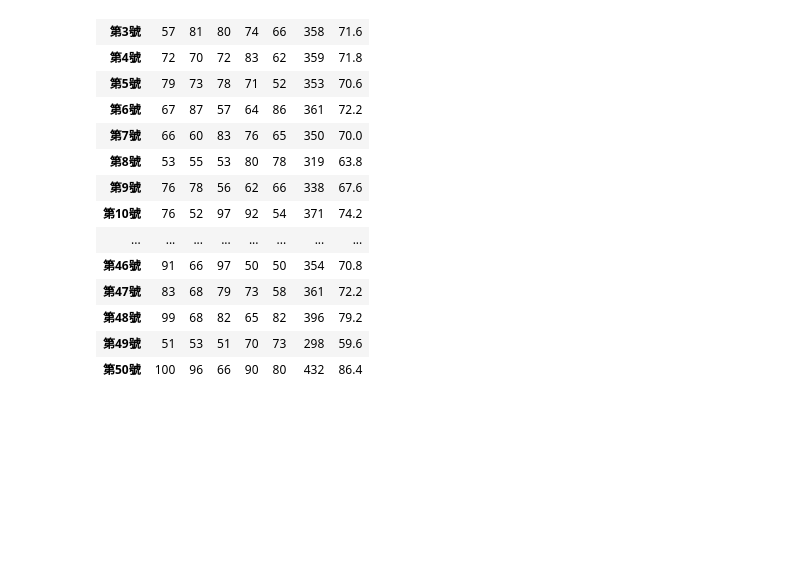
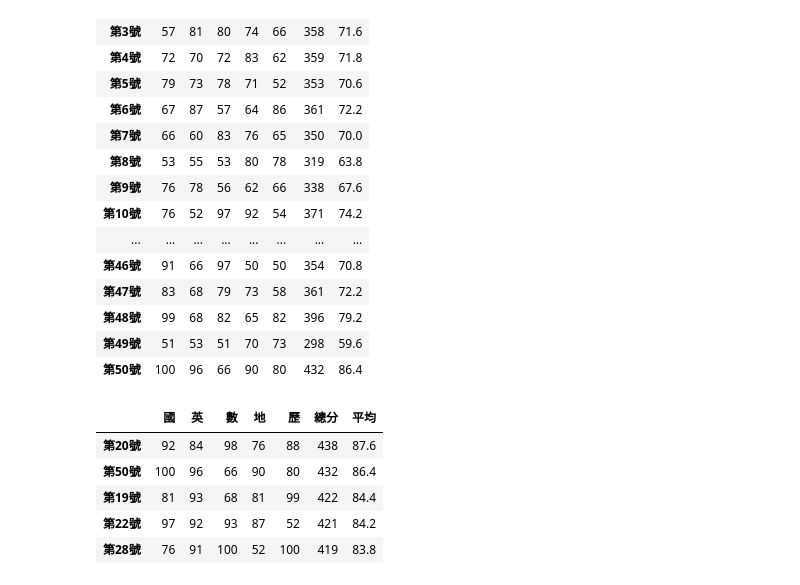
Before and after one commit to adalee3/__test2___, a Jupyter notebook: lesson11.ipynb, the cells around one changed output. Drawn from its saved outputs; the diff is of its cells as text; code cells hidden in the pictures; blank space fills up the shorter version.

```diff
--- a/lesson11.ipynb
+++ b/lesson11.ipynb
@@ -118,3 +118,14 @@ df1
 | 第48號 | 99 | 68 | 82 | 65 | 82 | 396 | 79.2 |
 | 第49號 | 51 | 53 | 51 | 70 | 73 | 298 | 59.6 |
 | 第50號 | 100 | 96 | 66 | 90 | 80 | 432 | 86.4 |
+# %%
+df2= df1.sort_values(by='總分',ascending=False)
+# %%
+df2.iloc[:5]
+# %% [output]
+|  | 國 | 英 | 數 | 地 | 歷 | 總分 | 平均 |
+| 第20號 | 92 | 84 | 98 | 76 | 88 | 438 | 87.6 |
+| 第50號 | 100 | 96 | 66 | 90 | 80 | 432 | 86.4 |
+| 第19號 | 81 | 93 | 68 | 81 | 99 | 422 | 84.4 |
+| 第22號 | 97 | 92 | 93 | 87 | 52 | 421 | 84.2 |
+| 第28號 | 76 | 91 | 100 | 52 | 100 | 419 | 83.8 |
```
Also changed, not shown: parts of 1 cell of this notebook.
